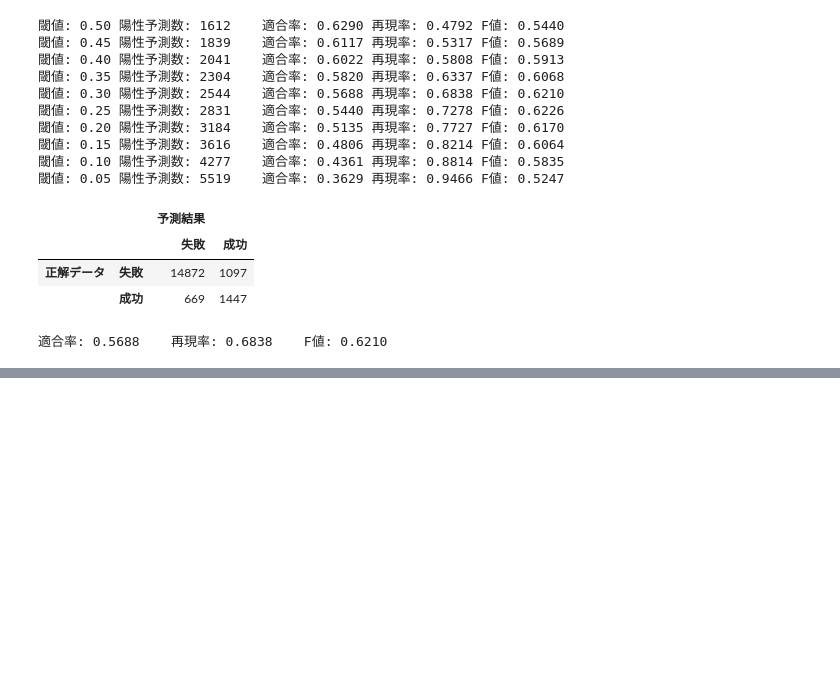
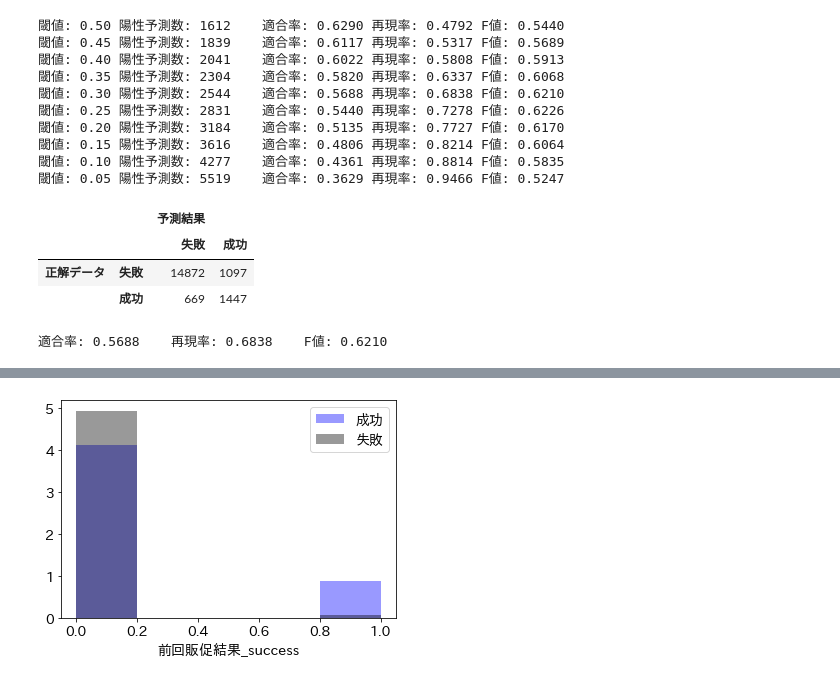
Before and after one commit to hirokimituya/book_create-profitable-AI-with-Python, a Jupyter notebook: ch05_01_bank.ipynb, the cells around one changed output, grey strips where cells are left out. Cells and saved outputs as stored; diff of their text form; code cells hidden in the pictures; blank space fills up the shorter version.

```diff
--- a/ch05_01_bank.ipynb
+++ b/ch05_01_bank.ipynb
@@ -380,0 +405,12 @@ print(f'適合率: {precision:.4f}    再現率: {recall:.4f}\
+# %%
+column = '前回販促結果_success'
+
+sns.distplot(x_test[y_test==1][column], kde=False, norm_hist=True, bins=5, color='b',
+             label='成功')
+sns.distplot(x_test[y_test==0][column], kde=False, norm_hist=True, bins=5, color='k',
+             label='失敗')
+
+plt.legend()
+plt.show()
+# %% [output]
+[figure, added]
```
Also changed, not shown: parts of 5 cells of this notebook.
